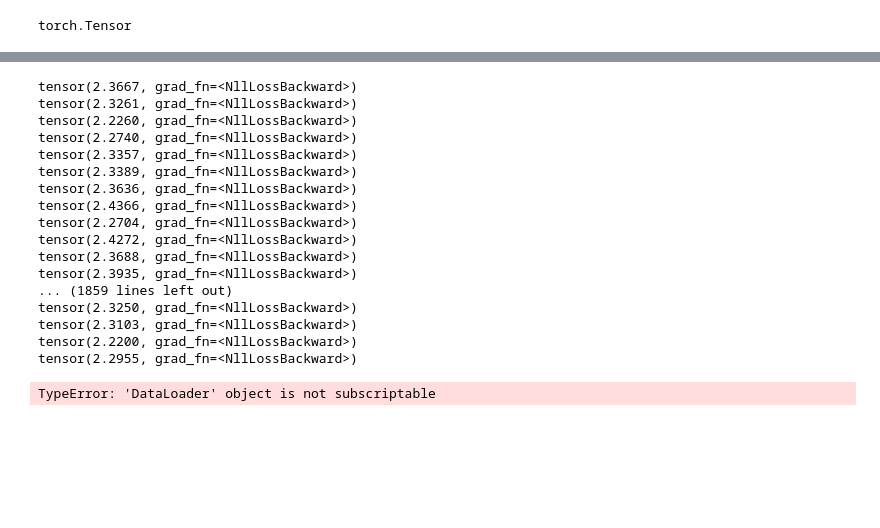
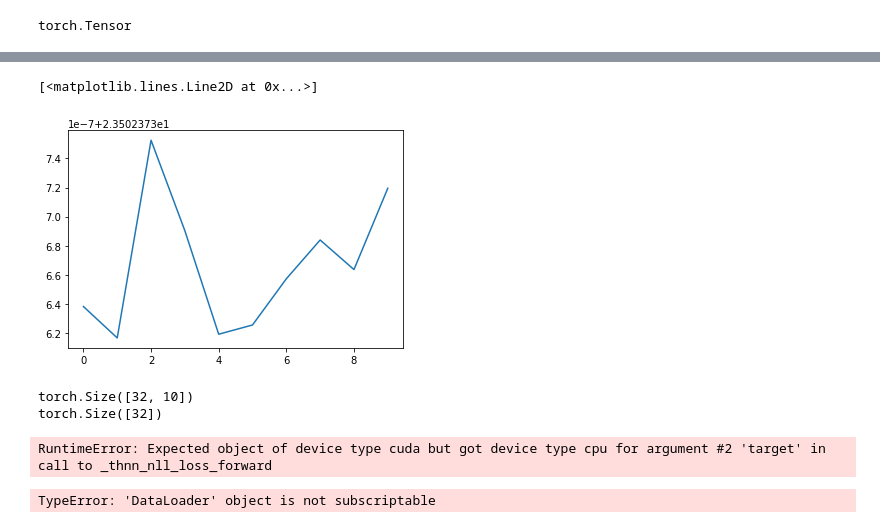
Before and after one commit to ehehehe95/Implementing-Basic-ML-techniques, a Jupyter notebook: 9/assignment09.ipynb, the cells around one changed output, grey strips where cells are left out. Drawn from its saved outputs; the diff is of its cells as text; code cells hidden in the pictures; blank space fills up the shorter version.

```diff
--- a/9/assignment09.ipynb
+++ b/9/assignment09.ipynb
@@ -64,43 +130,41 @@ optimizer = torch.optim.SGD(classifier.parameters(), lr=learning_rate_value)
+# %%
+plt.plot(loss_train_arr)
+# %% [output]
+[<matplotlib.lines.Line2D at 0x...>]
+[figure, added]
 # %%
 #start training with batchsize 32
-classifier = classification().to("cpu")
+classifier = classification().to("cuda")
 optimizer = torch.optim.SGD(classifier.parameters(), lr=learning_rate_value)
 criterion = nn.NLLLoss()
 batch_size=32
-epochs = 30
-loss_history=np.zeros(epochs)
-accuracy_history=np.zeros(epochs)
+epochs = 10
+loss_train=np.zeros(epochs)
+accuracy_train=np.zeros(epochs)
+loss_test=np.zeros(epochs)
+accuracy_test=np.zeros(epochs)
+
 batched_train = torch.utils.data.DataLoader(training_set, 32, shuffle=True)
 batched_test = torch.utils.data.DataLoader(testing_set, 32, shuffle=True)
-for i in range(epoch):
-    total_loss = 0
 
-    for img, label in batched_train:
-        optimizer.zero_grad()
-        predicted = classifier.forward(img)
-        loss = criterion(predicted, label)
-        loss.backward
-        optimizer.step()
-        lo
-    for img, label in testingset:
+
+#train and compute loss, accuracy
+for img, label in batched_train:
+    img=img.to(device)
+    optimizer.zero_grad()
+    predicted = classifier.forward(img)
+    label_predicted = torch.argmax(predicted,dim=1)
+    print(predicted.shape)
+    print(label.shape)
+    loss = criterion(predicted, label)
+    loss.backward
+    optimizer.step()
+    loss_train[i] += loss
+    accuracy_train[i] += torch.sum(label_predicted==label)
 # %% [output]
-tensor(2.3667, grad_fn=<NllLossBackward>)
-tensor(2.3261, grad_fn=<NllLossBackward>)
-tensor(2.2260, grad_fn=<NllLossBackward>)
-tensor(2.2740, grad_fn=<NllLossBackward>)
-tensor(2.3357, grad_fn=<NllLossBackward>)
-tensor(2.3389, grad_fn=<NllLossBackward>)
-tensor(2.3636, grad_fn=<NllLossBackward>)
-tensor(2.4366, grad_fn=<NllLossBackward>)
-tensor(2.2704, grad_fn=<NllLossBackward>)
-tensor(2.4272, grad_fn=<NllLossBackward>)
-tensor(2.3688, grad_fn=<NllLossBackward>)
-tensor(2.3935, grad_fn=<NllLossBackward>)
-... (1859 lines left out)
-tensor(2.3250, grad_fn=<NllLossBackward>)
-tensor(2.3103, grad_fn=<NllLossBackward>)
-tensor(2.2200, grad_fn=<NllLossBackward>)
-tensor(2.2955, grad_fn=<NllLossBackward>)
+torch.Size([32, 10])
+torch.Size([32])
+RuntimeError: Expected object of device type cuda but got device type cpu for argument #2 'target' in call to _thnn_nll_loss_forward
 # %%
 # %% [output]
 TypeError: 'DataLoader' object is not subscriptable
```
Also changed, not shown: parts of 3 cells of this notebook.
